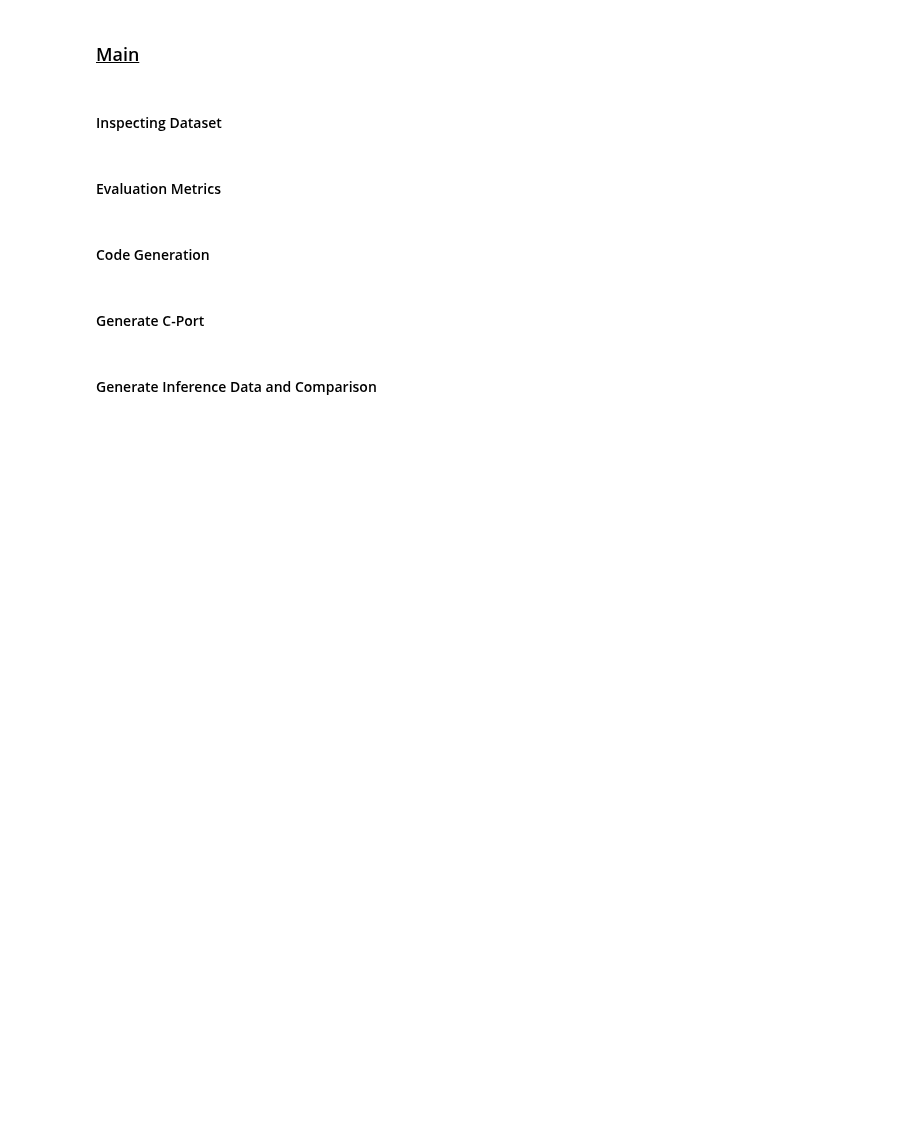
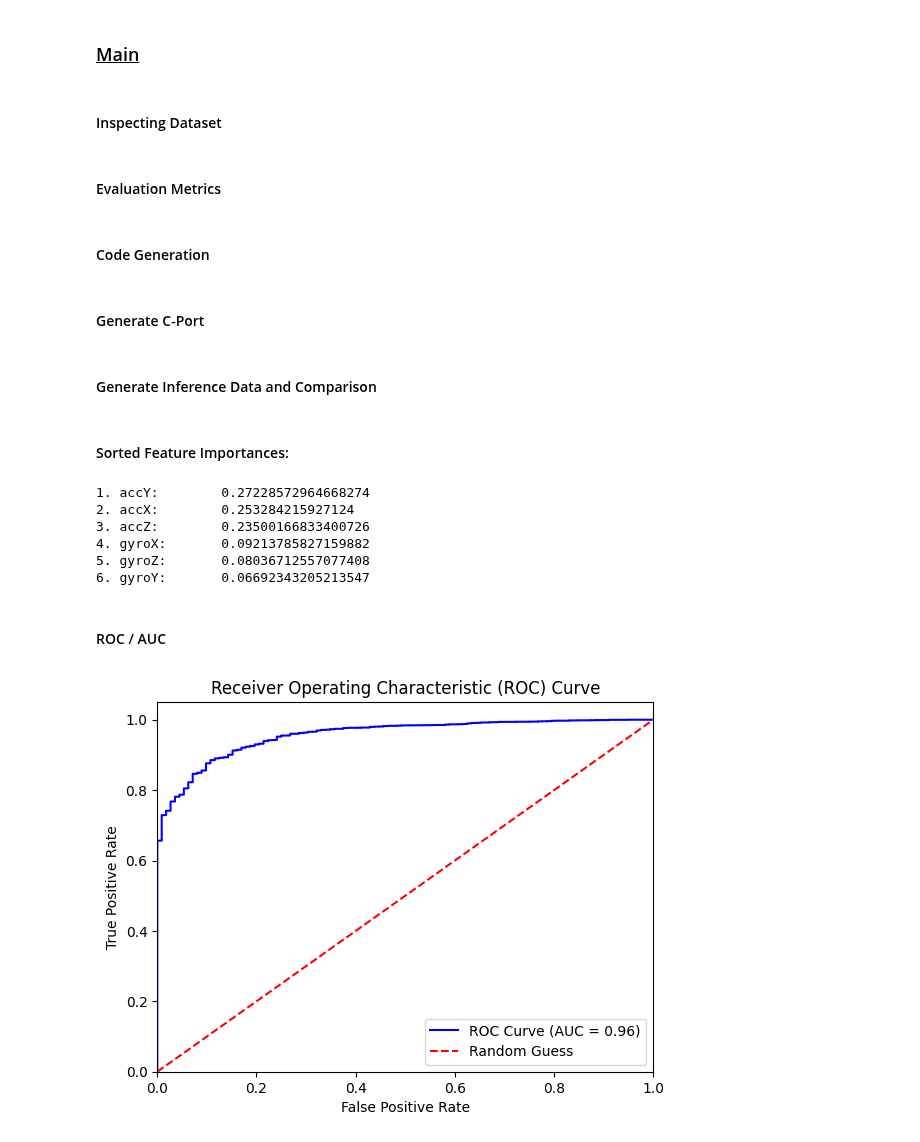
Before and after one commit to iTzOutmind/arduino-xgboost, a Jupyter notebook: gyro_mobile_binary/xgb_gyro.ipynb, the cells around one changed output. Saved outputs shown, nothing was run; the diff lists cells and outputs as text; code cells hidden in the pictures; blank space fills up the shorter version.

Commit message:
Added funcs getFeatureImportance() and getAUC()

```diff
--- a/gyro_mobile_binary/xgb_gyro.ipynb
+++ b/gyro_mobile_binary/xgb_gyro.ipynb
@@ -255,3 +270,66 @@ portToC(model)
 # exportProbDF()        # params: probDF (probDF export)
 # importInoCapture()
 # generateComparison()  # params: probDF, inoCapture
+# %% [markdown]
+#### Sorted Feature Importances:
+# %%
+def getFeatureImportances(model: XGBClassifier, prints: bool = False) -> list:
+    featurenames  = [str(i) for i in list(model.feature_names_in_)]
+    importances = [float(i) for i in list(model.feature_importances_)]
+
+    namedimportances = list(zip(importances, featurenames))
+
+    namedimportances = sorted(namedimportances, key=lambda x: x[0], reverse=True)
+
+    if prints == True:
+        i = 1
+        for feature in namedimportances:
+            print(f'{i}. {feature[1]}: \t{feature[0]}')
+            i += 1
+
+    return(namedimportances)
+
+
+featurenames  = [str(i) for i in list(model.feature_names_in_)]
+importances = [float(i) for i in list(model.feature_importances_)]
+
+namedimportances = list(zip(importances, featurenames))
+
+namedimportances = sorted(namedimportances, key=lambda x: x[0], reverse=True)
+
+ranking = getFeatureImportances(model, True)
+# %% [output]
+1. accY:        0.27228572964668274
+2. accX:        0.253284215927124
+3. accZ:        0.23500166833400726
+4. gyroX:       0.09213785827159882
+5. gyroZ:       0.08036712557077408
+6. gyroY:       0.06692343205213547
+# %% [markdown]
+#### ROC / AUC
+# %%
+def getAUC(model: XGBClassifier, ytest) -> None:
+    # Get probability predictions
+    yhat_proba = model.predict_proba(xtest)[:, 1]
+
+    # Get false positive rate, true positive rate and thresholds
+    fpr, tpr, thresholds = metrics.roc_curve(ytest, yhat_proba)
+
+    # Calculate the area under the ROC curve (AUC)
+    roc_auc = auc(fpr, tpr)
+
+    # Plot the ROC Curve
+    # pyplot.figure(figsize=(8,6))
+    pyplot.plot(fpr, tpr, color='blue', label=f'ROC Curve (AUC = {roc_auc:.2f})')
+    pyplot.plot([0, 1], [0, 1], color='red', linestyle='--', label='Random Guess')
+    pyplot.xlim([0.0, 1.0])
+    pyplot.ylim([0.0, 1.05])
+    pyplot.xlabel('False Positive Rate')
+    pyplot.ylabel('True Positive Rate')
+    pyplot.title('Receiver Operating Characteristic (ROC) Curve')
+    pyplot.legend(loc="lower right")
+    pyplot.show()
+
+getAUC(model, ytest)
+# %% [output]
+[figure, added]
```
Also changed, not shown: parts of 5 cells of this notebook.
